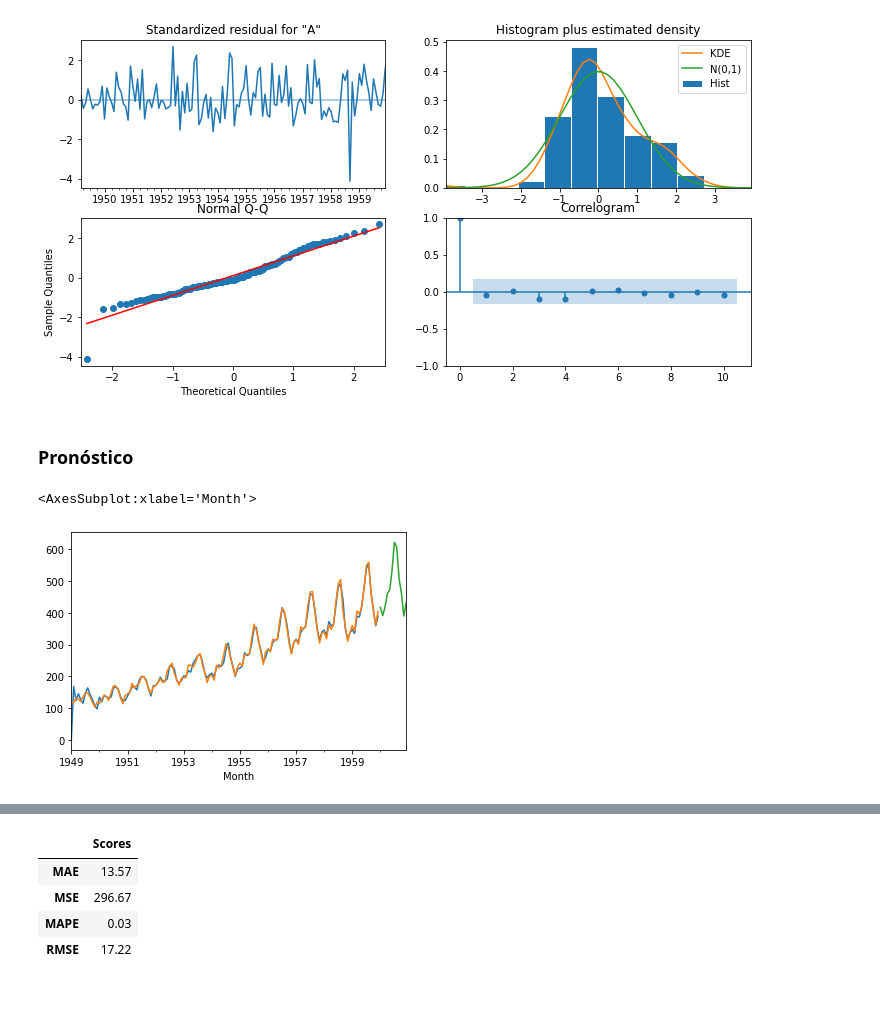
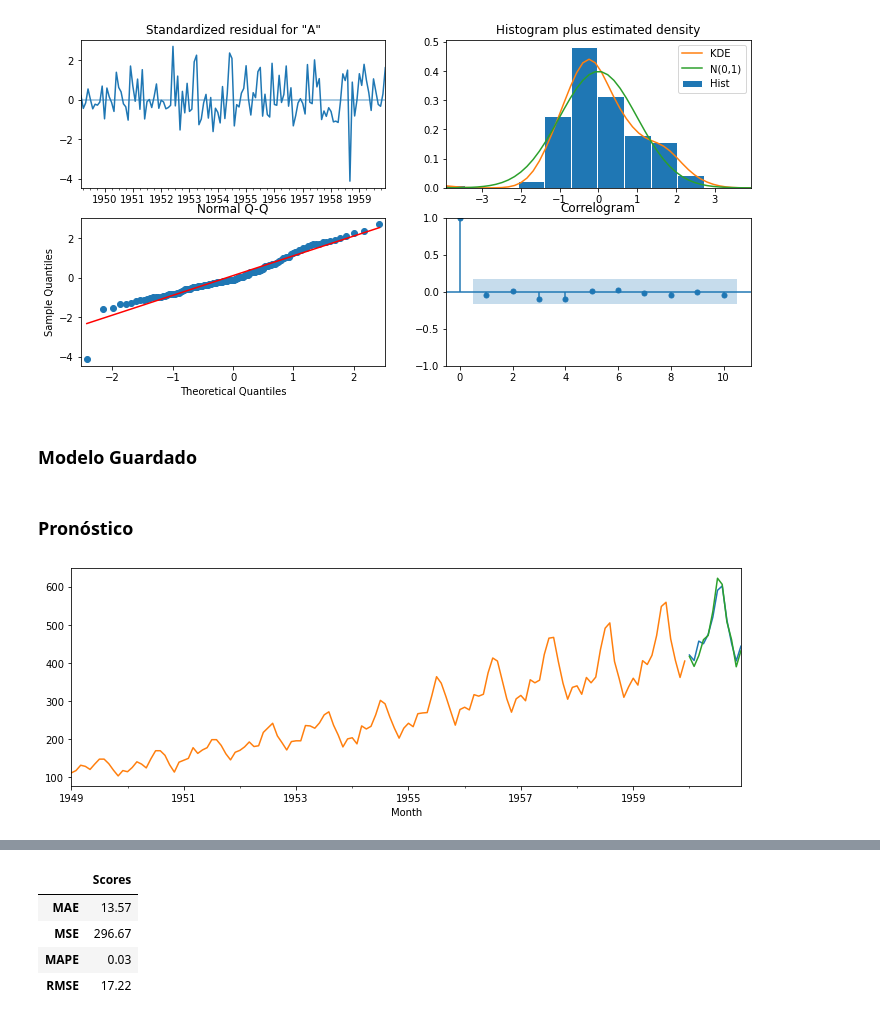
Before and after one commit to PabloJRW/Air-Passengers-Forecasting, a Jupyter notebook: notebooks/1.1 ARIMA.ipynb, the cells around one changed output, grey strips where cells are left out. Saved outputs shown, nothing was run; the diff lists cells and outputs as text; code cells hidden in the pictures.

Commit message:
arima entrenado

```diff
--- a/notebooks/1.1 ARIMA.ipynb
+++ b/notebooks/1.1 ARIMA.ipynb
@@ -34,3 +62,5 @@ model_fit.plot_diagnostics(figsize=(12, 6))
 plt.show()
 # %% [output]
 [figure]
+# %% [markdown]
+### Modelo Guardado
@@ -37,15 +70,18 @@ plt.show()
 # %% [markdown]
 ### Pronóstico
 # %%
-pred = model_fit.get_prediction(steps=12)
+# Carga del modelo
+arima_model = ARIMAResults.load('../arima_model.pkl')
 
-pred_ci = pred.conf_int() # Confidence Interval
+# Pronóstico - 12 meses
+pred = arima_model.get_forecast(steps=12) # Forecast
+conf_int = pred.conf_int() # Confidence Interval
+
+# Visualización
+plt.figure(figsize=(12,4))
 pred.predicted_mean.plot()
 train.plot()
 test.plot()
-fill_between(pred_ci.index,
-                pred_ci.iloc[:, 0],
-                pred_ci.iloc[:, 1], color='k', alpha=.25)
+plt.show()
 # %% [output]
-<AxesSubplot:xlabel='Month'>
-[figure, old version]
+[figure, new version]
```
Also changed, not shown: parts of 10 cells of this notebook, 2 other files.
